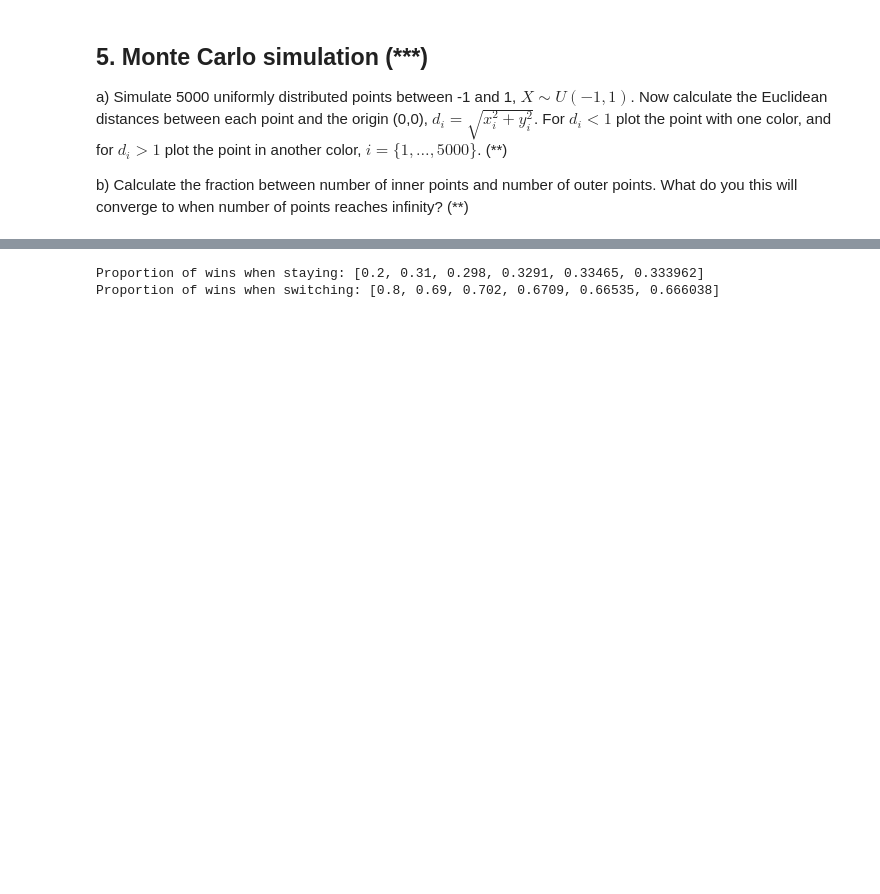
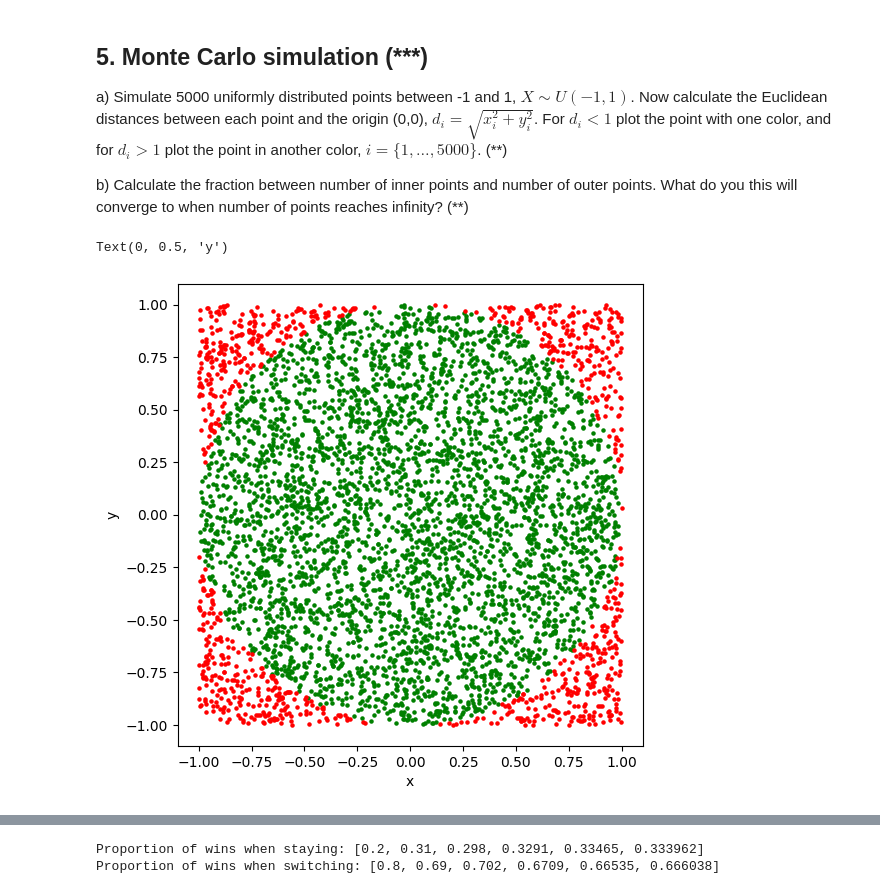
Before and after one commit to Rajneetsami/python_repetition, a Jupyter notebook: Exercise/excercise_3_solution.ipynb, the cells around one changed output, grey strips where cells are left out. Drawn from its saved outputs; the diff is of its cells as text; code cells hidden in the pictures; blank space fills up the shorter version.

```diff
--- a/Exercise/excercise_3_solution.ipynb
+++ b/Exercise/excercise_3_solution.ipynb
@@ -273,6 +273,38 @@ plt.plot(dice_rolls, outcome_six, '--o')
 a) Simulate 5000 uniformly distributed points between -1 and 1, $X\sim U(-1,1)$. Now calculate the Euclidean distances between each point and the origin (0,0), $d_i = \sqrt{x_i^2 + y_i^2}$. For $d_i < 1$ plot the point with one color, and for $d_i > 1$ plot the point in another color, $i = \{1,\ldots, 5000\}$. (\*\*)
 
 b) Calculate the fraction between number of inner points and number of outer points. What do you this will converge to when number of points reaches infinity? (\*\*)
+# %%
+import random
+import matplotlib.pyplot as plt
+import math
+
+N = 5000  # number of points
+points_inside_x = []
+points_inside_y = []
+points_outside_x = []
+points_outside_y = []
+
+for _ in range(N):
+    x = random.uniform(-1, 1)  # x-coordinate
+    y = random.uniform(-1, 1)  # y-coordinate
+
+    distance = math.sqrt(x**2 + y**2)  # distance from origin
+
+    if distance < 1:
+        points_inside_x.append(x)
+        points_inside_y.append(y)
+    else:
+        points_outside_x.append(x)
+        points_outside_y.append(y)
+
+plt.figure(figsize=(6,6))
+plt.scatter(points_inside_x, points_inside_y, color='green', s=5, label='Inside circle')
+plt.scatter(points_outside_x, points_outside_y, color='red', s=5, label='Outside circle')
+plt.xlabel("x")
+plt.ylabel("y")
+# %% [output]
+Text(0, 0.5, 'y')
+[figure, added]
 # %% [markdown]
 ## 6. A cute rabbit among two ferocious snakes (\*\*\*)
 
```
Also changed, not shown: 1 other file.
